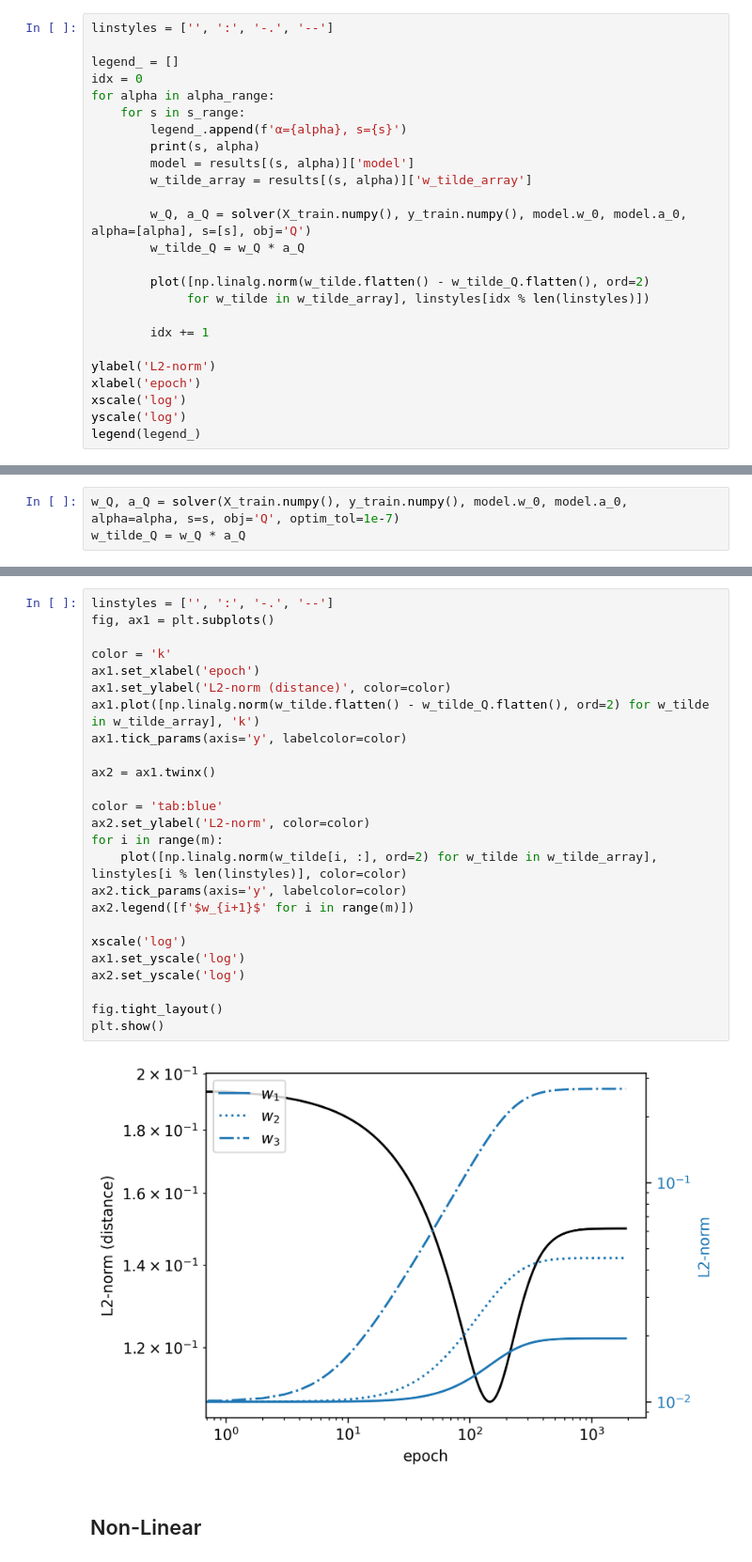
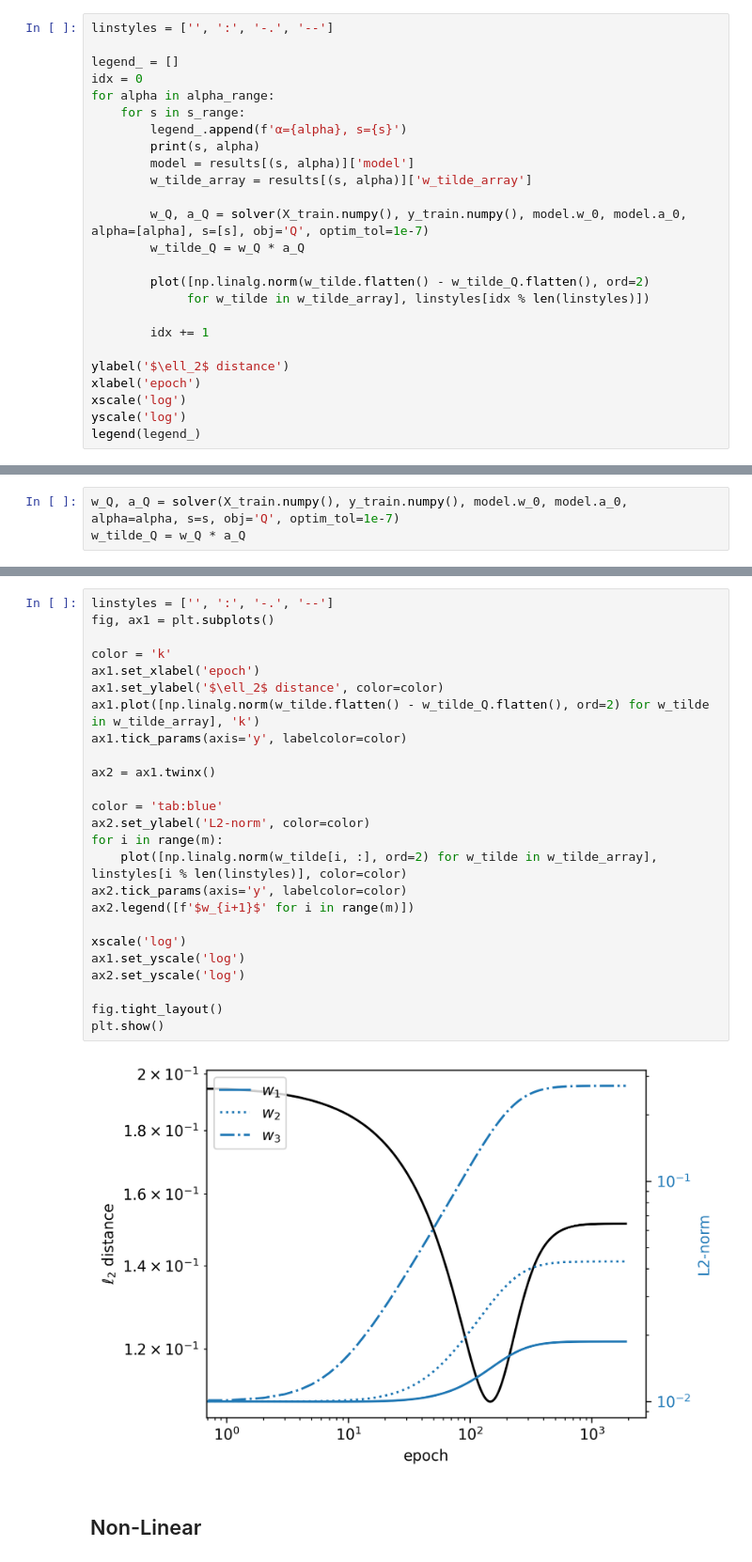
Before and after one commit to shaharazulay/implicit-bias, a Jupyter notebook: simulation_FC.ipynb, the cells around one changed output, grey strips where cells are left out. Shown at 94% size. Drawn from its saved outputs; the diff is of its cells as text.

```diff
--- a/simulation_FC.ipynb
+++ b/simulation_FC.ipynb
@@ -260,7 +260,7 @@ for alpha in alpha_range:
         model = results[(s, alpha)]['model']
         w_tilde_array = results[(s, alpha)]['w_tilde_array']
 
-        w_Q, a_Q = solver(X_train.numpy(), y_train.numpy(), model.w_0, model.a_0, alpha=[alpha], s=[s], obj='Q')
+        w_Q, a_Q = solver(X_train.numpy(), y_train.numpy(), model.w_0, model.a_0, alpha=[alpha], s=[s], obj='Q', optim_tol=1e-7)
         w_tilde_Q = w_Q * a_Q
 
         plot([np.linalg.norm(w_tilde.flatten() - w_tilde_Q.flatten(), ord=2)
@@ -268,7 +268,7 @@ for alpha in alpha_range:
 
         idx += 1
 
-ylabel('L2-norm')
+ylabel('$\ell_2$ distance')
 xlabel('epoch')
 xscale('log')
 yscale('log')
@@ -516,30 +517,30 @@ np.linalg.norm(w_tilde_Q.flatten() - w_tilde_array[-1].flatten(), ord=2)
 # %%
 linstyles = ['', ':', '-.', '--']
 fig, ax1 = plt.subplots()
 
 color = 'k'
 ax1.set_xlabel('epoch')
-ax1.set_ylabel('L2-norm (distance)', color=color)
+ax1.set_ylabel('$\ell_2$ distance', color=color)
 ax1.plot([np.linalg.norm(w_tilde.flatten() - w_tilde_Q.flatten(), ord=2) for w_tilde in w_tilde_array], 'k')
 ax1.tick_params(axis='y', labelcolor=color)
 
 ax2 = ax1.twinx()
 
 color = 'tab:blue'
 ax2.set_ylabel('L2-norm', color=color)
 for i in range(m):
     plot([np.linalg.norm(w_tilde[i, :], ord=2) for w_tilde in w_tilde_array], linstyles[i % len(linstyles)], color=color)
 ax2.tick_params(axis='y', labelcolor=color)
 ax2.legend([f'$w_{i+1}$' for i in range(m)])
 
 xscale('log')
 ax1.set_yscale('log')
 ax2.set_yscale('log')
 
 fig.tight_layout()
 plt.show()
 # %% [output]
-[figure, old version]
+[figure, new version]
 # %% [markdown]
 ## Non-Linear
 # %%
```
Also changed, not shown: parts of 32 cells of this notebook.
